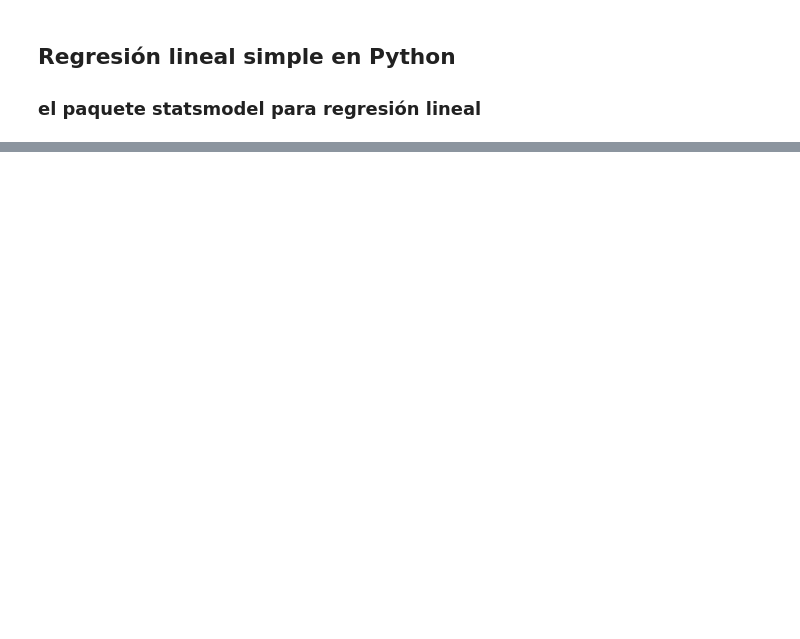
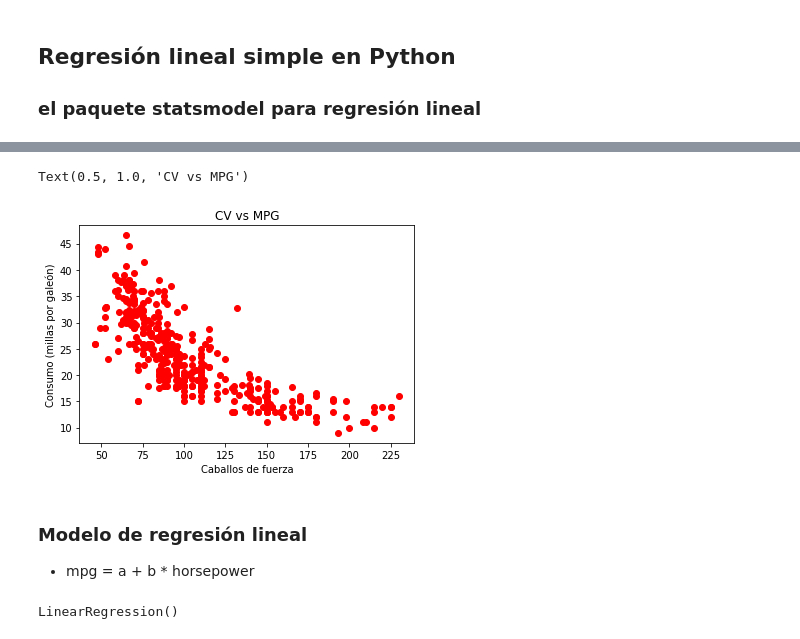
Before and after one commit to AnabelBerumen/DataScientist, a Jupyter notebook: modelos/Regresión_lineal.ipynb, the cells around one changed output, grey strips where cells are left out. Drawn from its saved outputs; the diff is of its cells as text; code cells hidden in the pictures; blank space fills up the shorter version.

```diff
--- a/modelos/Regresión_lineal.ipynb
+++ b/modelos/Regresión_lineal.ipynb
@@ -170,0 +819,3 @@ RSE / 11.17142868912199
+# %%
+data_auto = pd.read_csv('/content/auto-mpg.csv')
+data_auto.head(3)
@@ -170,0 +827,27 @@ RSE / 11.17142868912199
+# %%
+import matplotlib.pyplot as plt
+
+%matplotlib inline
+data_auto['mpg'] = data_auto['mpg'].dropna()
+data_auto['horsepower'] = data_auto['horsepower'].dropna()
+
+plt.plot(data_auto['horsepower'], data_auto['mpg'], 'ro')
+plt.xlabel('Caballos de fuerza')
+plt.ylabel('Consumo (millas por galeón)')
+plt.title('CV vs MPG')
+# %% [output]
+Text(0.5, 1.0, 'CV vs MPG')
+[figure, added]
+# %% [markdown]
+### Modelo de regresión lineal
+* mpg = a + b * horsepower
+# %%
+from sklearn.linear_model import LinearRegression
+import numpy as np
+X = data_auto['horsepower'].fillna(data_auto['horsepower'].mean())
+Y = data_auto['mpg'].fillna(data_auto['mpg'].mean())
+X_data  = X[:, np.newaxis]
+lm = LinearRegression()
+lm.fit(X_data, Y)
+# %% [output]
+LinearRegression()
```
Also changed, not shown: parts of 129 cells of this notebook.
